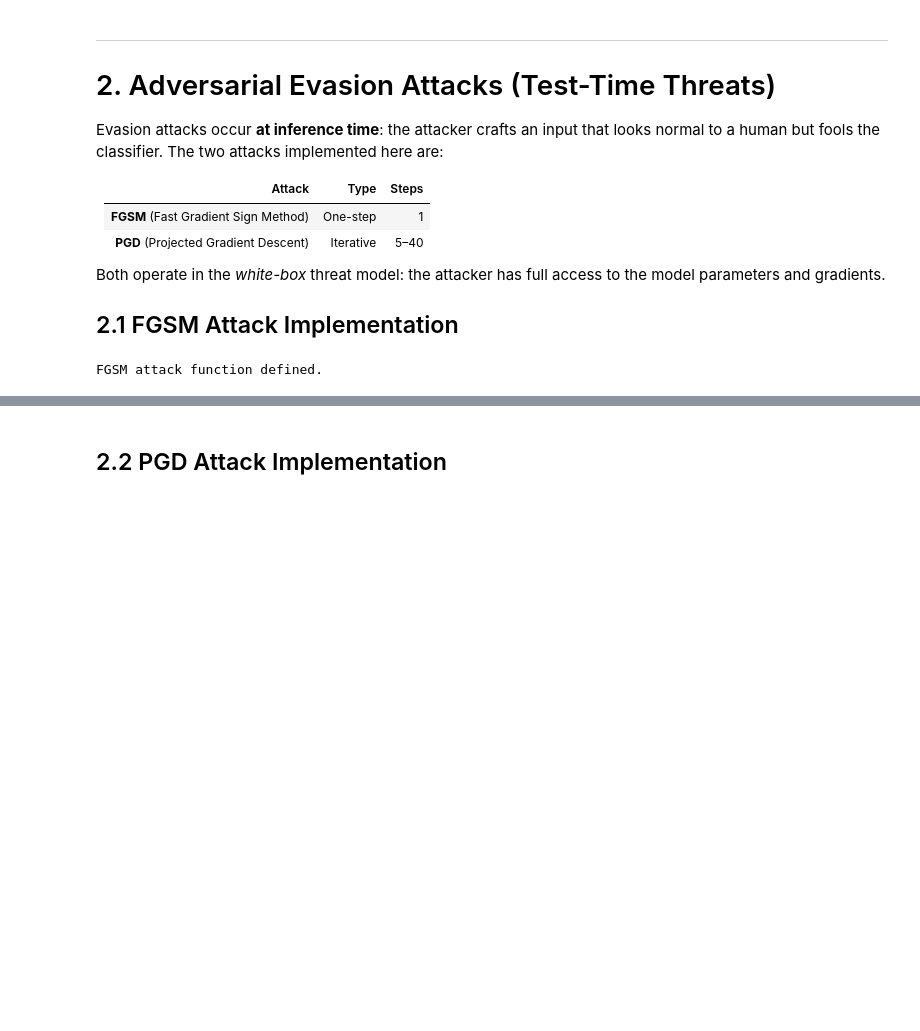
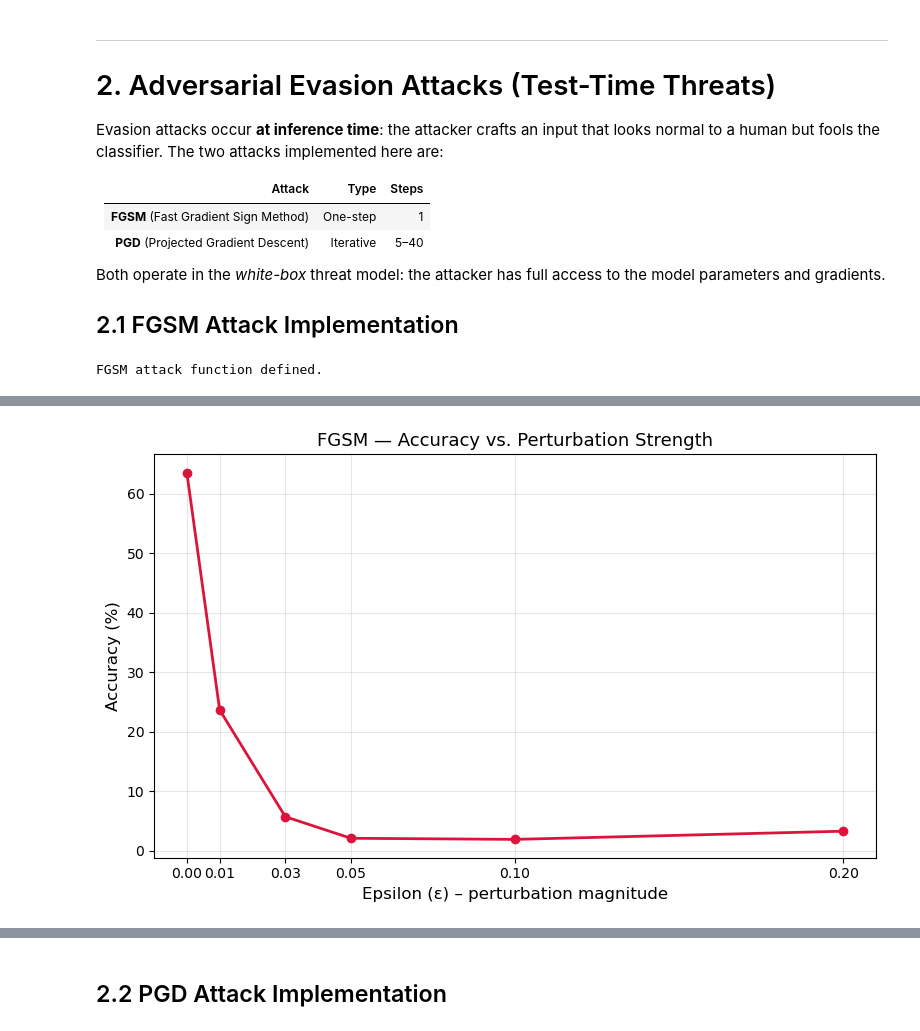
Before and after one commit to ANKOI12/INF6422E---Advanced-Concepts-in-Computer-Security, a Jupyter notebook: Lab 2/Notebook - Lab 2 - INF6422E - 2487137 - 2421549.ipynb, the cells around one changed output, grey strips where cells are left out. Drawn from its saved outputs; the diff is of its cells as text; code cells hidden in the pictures; blank space fills up the shorter version.

Commit message:
add images

```diff
--- a/Lab 2/Notebook - Lab 2 - INF6422E - 2487137 - 2421549.ipynb
+++ b/Lab 2/Notebook - Lab 2 - INF6422E - 2487137 - 2421549.ipynb
@@ -302,5 +302,6 @@ print(f"Test Accuracy: {test_accuracy:.2f}%")
 
 for class_idx in range(len(class_total)):
     accuracy = 100 * class_correct[class_idx] / class_total[class_idx]
-    print(f"Test Accuracy for class {class_idx}: {accuracy:.2f}%")
+    class_name = full_train.classes[class_idx]  # Access through dataset wrapper
+    print(f"Test Accuracy for {class_name}: {accuracy:.2f}%")
 # %% [output]
@@ -520,3 +523,25 @@ def evaluate_fgsm(model, loader, epsilon, criterion, device, n_batches=50):
 print("FGSM attack function defined.")
 # %% [output]
 FGSM attack function defined.
+# %%
+# ── Evaluate FGSM at multiple epsilon values ─────────────────────────────
+epsilons = [0.00, 0.01, 0.03, 0.05, 0.10, 0.20]
+fgsm_accuracies = []
+
+# Reload best model to ensure clean state
+model_eval = SimpleCNN(num_classes=10).to(device)
+model_eval.load_state_dict(torch.load('best_model.pth', map_location=device, weights_only=True))
+
+print(f"{'Epsilon':>10} | {'Accuracy (%)':>14}")
+print("-" * 28)
+
+vis_adv, vis_clean, vis_labels = None, None, None
+
+for eps in epsilons:
+    acc, adv_imgs, clean_imgs, lbls = evaluate_fgsm(
+        model_eval, test_loader, eps, criterion, device, n_batches=50
+    )
+    fgsm_accuracies.append(acc)
+    print(f"{eps:>10.2f} | {acc:>14.2f}%")
+    if eps == 0.05:          # save ε=0.05 images for visualisation
+        vis_adv, vis_clean, vis_labels = adv_imgs, clean_imgs, lbls
@@ -522,0 +557,13 @@ FGSM attack function defined.
+# %%
+plt.figure(figsize=(8, 5))
+plt.plot(epsilons, fgsm_accuracies, marker='o', color='crimson', linewidth=2)
+plt.xlabel('Epsilon (ε) – perturbation magnitude', fontsize=12)
+plt.ylabel('Accuracy (%)', fontsize=12)
+plt.title('FGSM — Accuracy vs. Perturbation Strength', fontsize=13)
+plt.xticks(epsilons)
+plt.grid(True, alpha=0.3)
+plt.tight_layout()
+plt.savefig('fgsm_accuracy_drop.png', dpi=150)
+plt.show()
+# %% [output]
+[figure, added]
```
Also changed, not shown: parts of 6 cells of this notebook.
